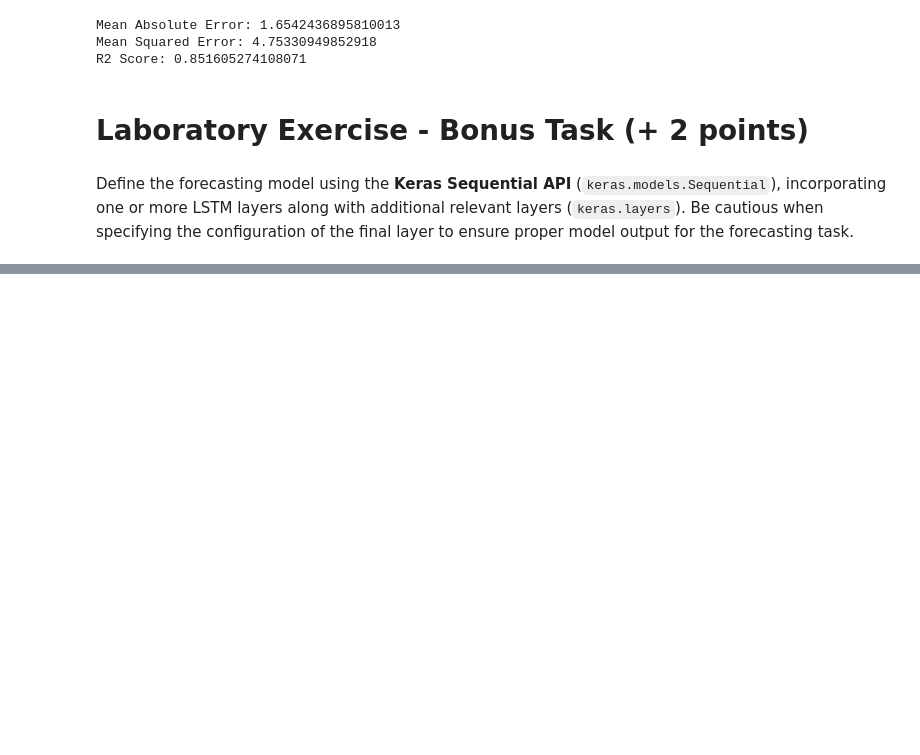
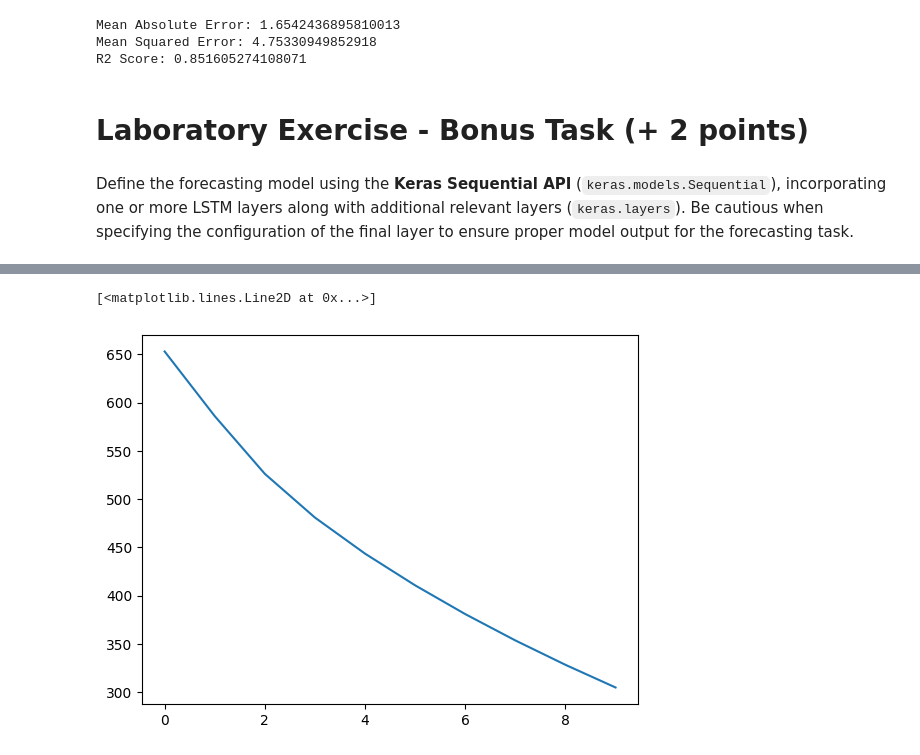
Before and after one commit to aesbube/vnp, a Jupyter notebook: Labs/Lab 3/lab_3_inlab.ipynb, the cells around one changed output, grey strips where cells are left out. Cells and saved outputs as stored; diff of their text form; code cells hidden in the pictures; blank space fills up the shorter version.

```diff
--- a/Labs/Lab 3/lab_3_inlab.ipynb
+++ b/Labs/Lab 3/lab_3_inlab.ipynb
@@ -232,2 +232,13 @@ Define the forecasting model using the **Keras Sequential API** (`keras.models.S
 from keras.models import Sequential
 from keras.layers import Dense
+# %%
+model3 = Sequential()
+
+model3.add(Dense(32, activation='relu'))
+model3.add(Dense(16, activation='sigmoid'))
+model3.add(Dense(8, activation='sigmoid'))
+model3.add(Dense(1, activation='linear'))
+# %%
+model3.compile(loss=keras.losses.MeanSquaredError(), optimizer=keras.optimizers.Adam(), metrics=[keras.metrics.R2Score(), keras.metrics.R2Score()])
+# %%
+history = model3.fit(train_x, train_y, epochs=10, batch_size=8, validation_split=0.2)
@@ -233,0 +266,6 @@ from keras.layers import Dense
+# %%
+import matplotlib.pyplot as plt
+plt.plot(history.history['loss'])
+# %% [output]
+[<matplotlib.lines.Line2D at 0x...>]
+[figure, added]
```
Also changed, not shown: parts of 5 cells of this notebook.
